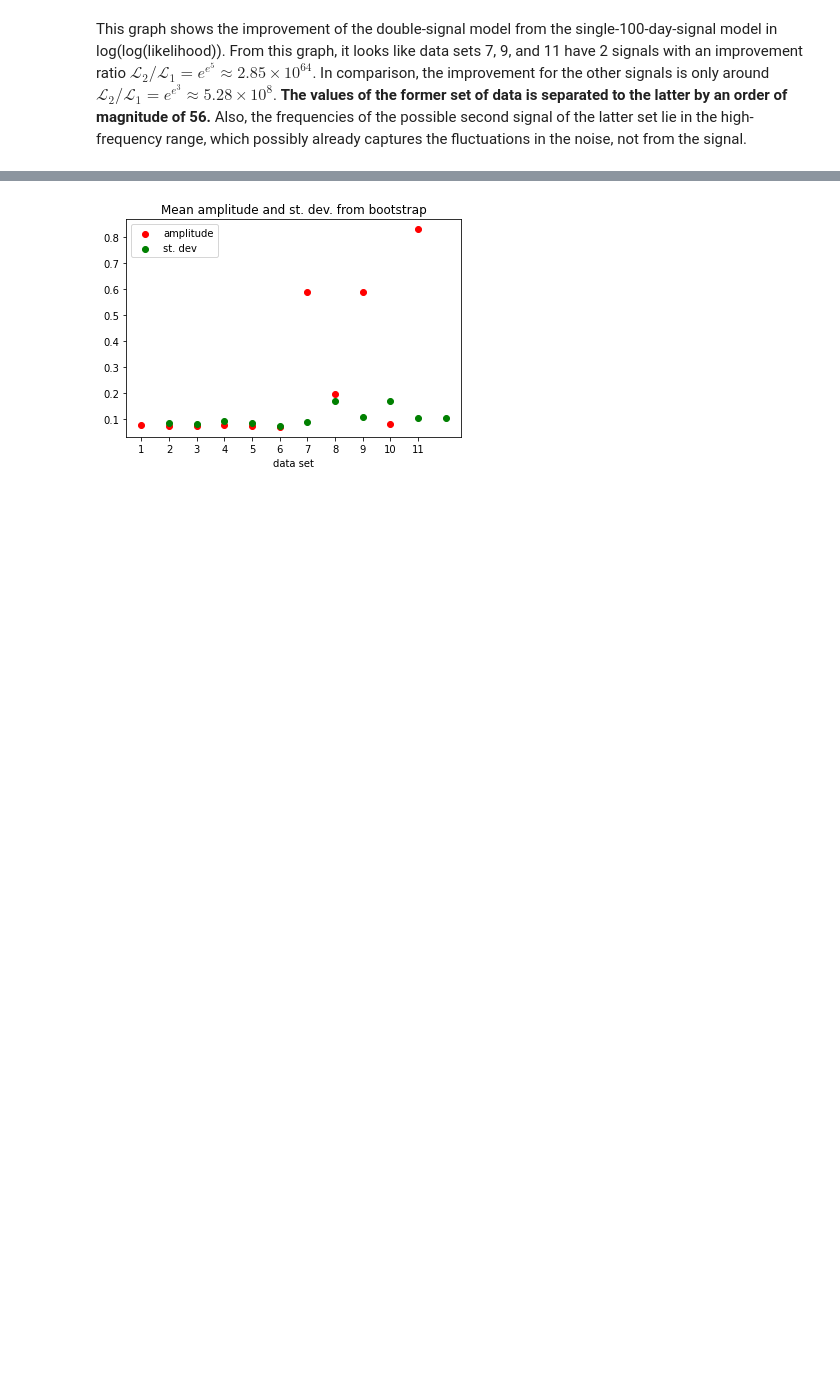
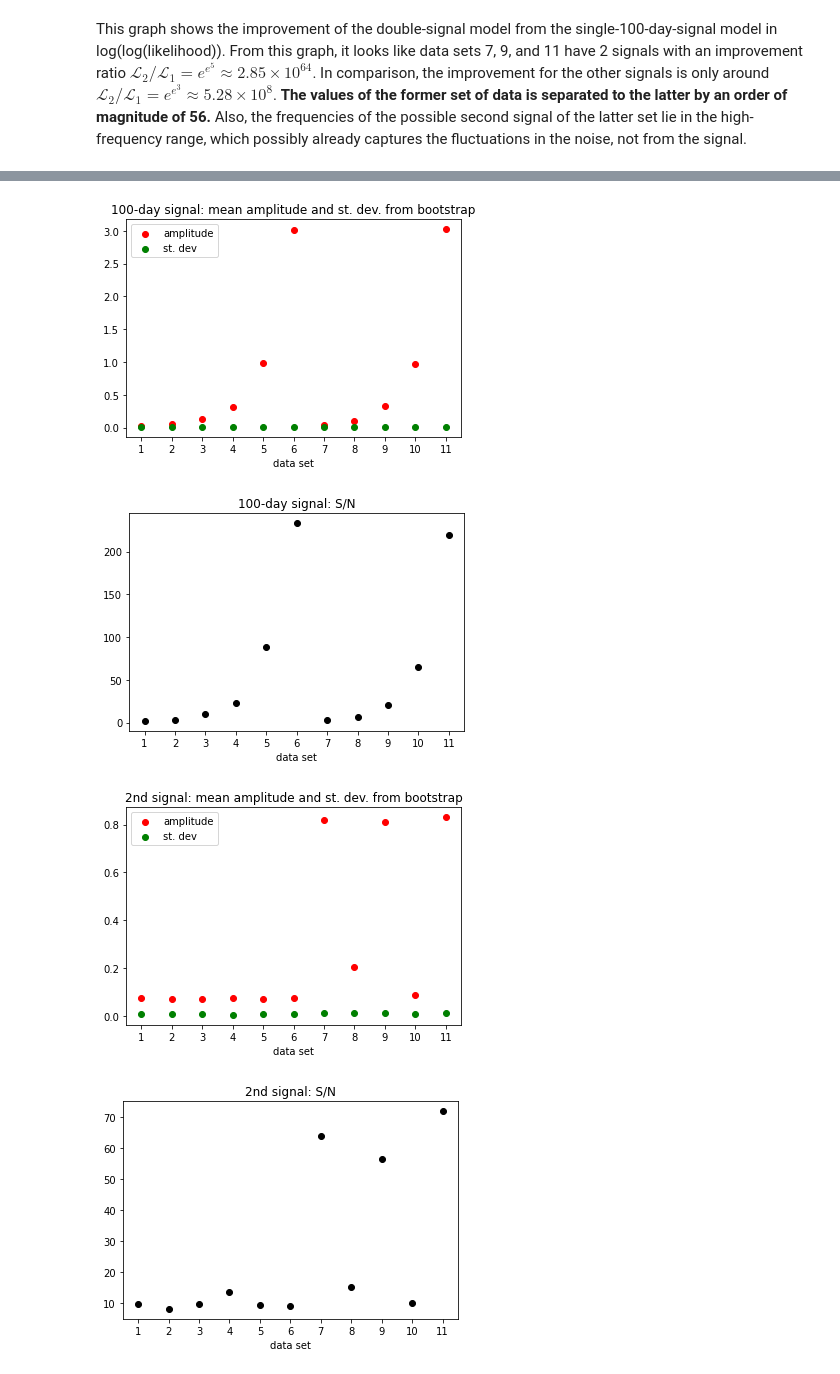
Before and after one commit to krlodeleon/datascience_fall2022, a Jupyter notebook: prob_set_2/ps2.ipynb, the cells around one changed output, grey strips where cells are left out. Cells and saved outputs as stored; diff of their text form; code cells hidden in the pictures; blank space fills up the shorter version.

Commit message:
All is well... but data set 8

```diff
--- a/prob_set_2/ps2.ipynb
+++ b/prob_set_2/ps2.ipynb
@@ -39,12 +39,12 @@ sin100 = lambda x : np.sin((2*np.pi/100)*x)
 par_vals1 = [designfit(data[0],data[i],data[1],cos100,sin100,identity) for i in range(2,13)]
 
 #Calculating chi-squared values and plotting
-chisq_0 = []
+chisq1 = []
 
 for i in range(2,13):
     y_pred_vals = par_vals1[i-2][0]*cos100(data[0])+par_vals1[i-2][1]*sin100(data[0])+par_vals1[i-2][2]
     delta_y = data[i] - y_pred_vals
-    chisq_0.append(np.sum(delta_y*data[1]**(-2)*delta_y))
+    chisq1.append(np.sum(delta_y*data[1]**(-2)*delta_y))
 
     #Plotting
     plt.figure(figsize=(15, 5))
@@ -208,11 +281,37 @@ Data set 1...
 # %%
-#Plotting results
-plt.scatter(np.arange(1,12),amps,color='red',label='amplitude')
-plt.scatter(np.arange(2,13),np.sqrt(np.array(sigmasq)),color='green',label='st. dev')
-plt.title('Mean amplitude and st. dev. from bootstrap')
+#Plotting amplitudes of 100-day signals and st. dev
+plt.scatter(np.arange(1,12),amps100,color='red',label='amplitude')
+plt.scatter(np.arange(1,12),np.sqrt(np.array(sigmasq100)),color='green',label='st. dev')
+plt.title('100-day signal: mean amplitude and st. dev. from bootstrap')
 plt.xlabel('data set')
 plt.xticks(np.arange(1,12))
 plt.legend()
 plt.show()
+
+#Getting S/Ns of 100-day signal amplitude
+plt.scatter(np.arange(1,12),np.array(amps100)/np.sqrt(np.array(sigmasq100)),color='black')
+plt.title('100-day signal: S/N')
+plt.xlabel('data set')
+plt.xticks(np.arange(1,12))
+plt.show()
+
+#Plotting results amplitudes of 2nd signal and st. dev
+plt.scatter(np.arange(1,12),amps,color='red',label='amplitude')
+plt.scatter(np.arange(1,12),np.sqrt(np.array(sigmasq)),color='green',label='st. dev')
+plt.title('2nd signal: mean amplitude and st. dev. from bootstrap')
+plt.xlabel('data set')
+plt.xticks(np.arange(1,12))
+plt.legend()
+plt.show()
+
+#Getting S/Ns of 2nd signal amplitude
+plt.scatter(np.arange(1,12),np.array(amps)/np.sqrt(np.array(sigmasq)),color='black')
+plt.title('2nd signal: S/N')
+plt.xlabel('data set')
+plt.xticks(np.arange(1,12))
+plt.show()
 # %% [output]
-[figure, old version]
+[figure, new version]
+[figure, added]
+[figure, added]
+[figure, added]
```
Also changed, not shown: parts of 12 cells of this notebook.
